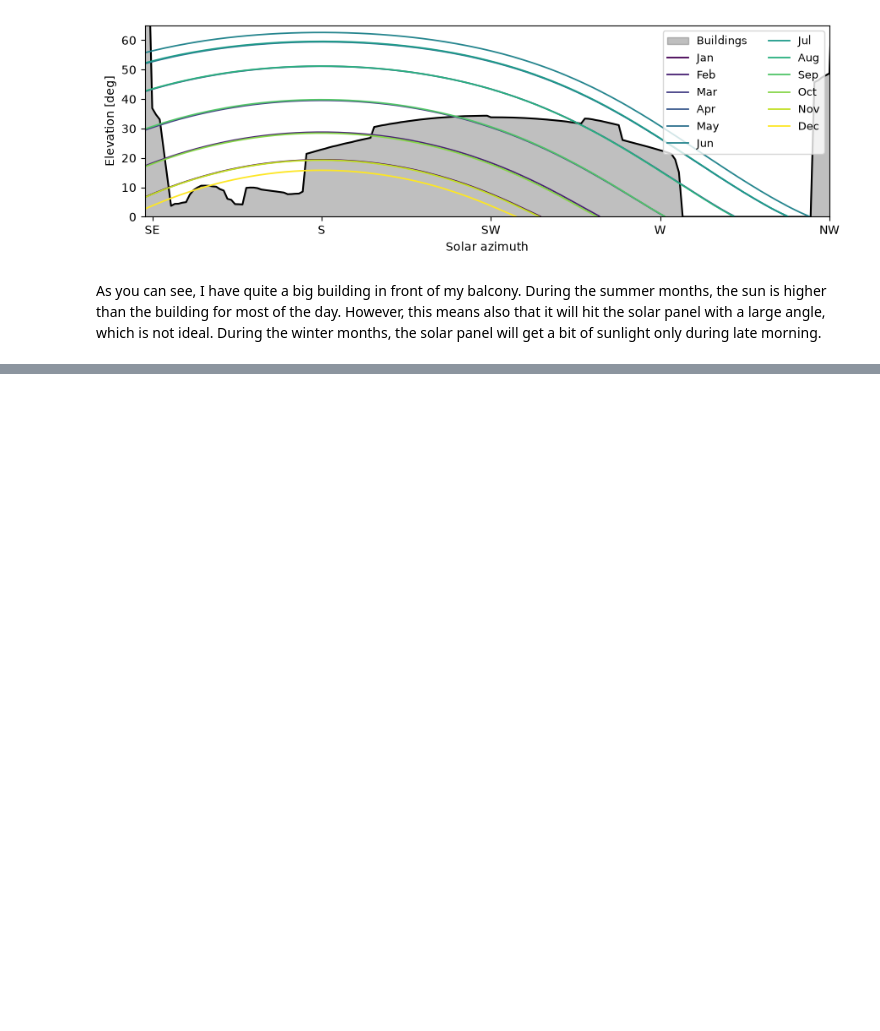
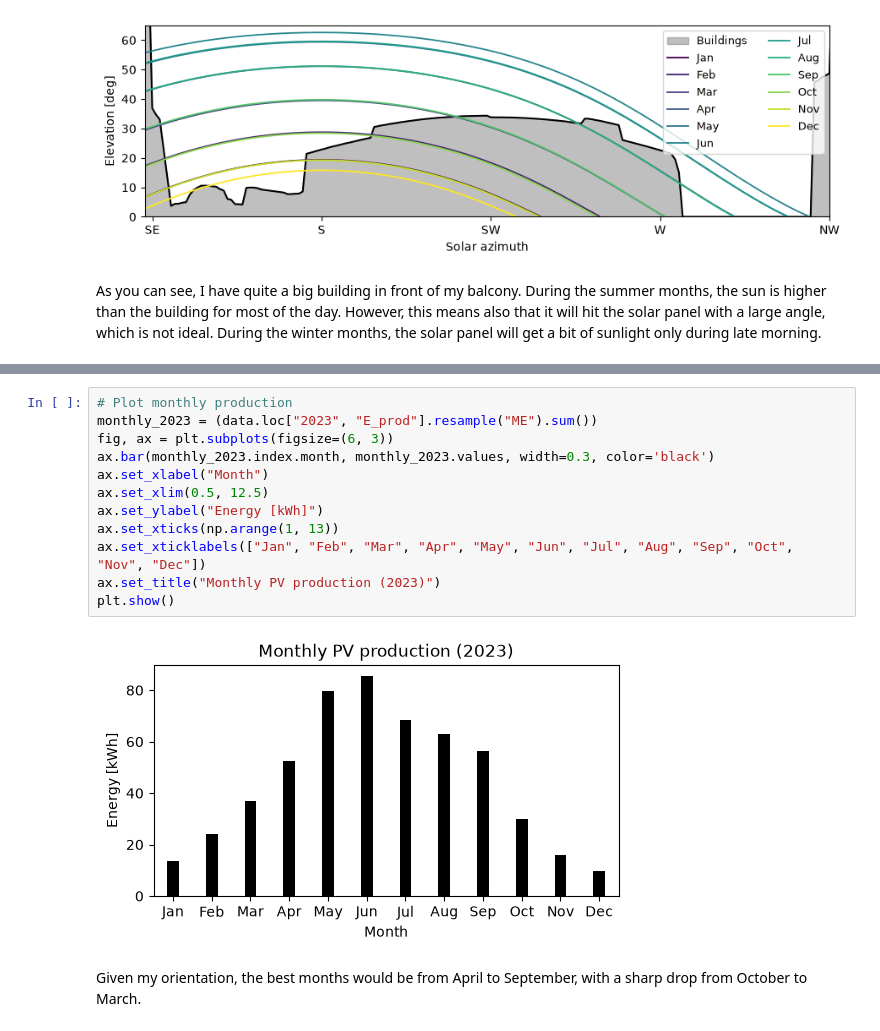
Before and after one commit to albertoprocacci/ders-in-brussels, a Jupyter notebook: book/01_balcony-pv-production.ipynb, the cells around one changed output, grey strips where cells are left out. Drawn from its saved outputs; the diff is of its cells as text; blank space fills up the shorter version.

```diff
--- a/book/01_balcony-pv.ipynb
+++ b/book/01_balcony-pv-production.ipynb
@@ -86,0 +202,16 @@ As you can see, I have quite a big building in front of my balcony. During the s
+# %%
+# Plot monthly production
+monthly_2023 = (data.loc["2023", "E_prod"].resample("ME").sum())
+fig, ax = plt.subplots(figsize=(6, 3))
+ax.bar(monthly_2023.index.month, monthly_2023.values, width=0.3, color='black')
+ax.set_xlabel("Month")
+ax.set_xlim(0.5, 12.5)
+ax.set_ylabel("Energy [kWh]")
+ax.set_xticks(np.arange(1, 13))
+ax.set_xticklabels(["Jan", "Feb", "Mar", "Apr", "May", "Jun", "Jul", "Aug", "Sep", "Oct", "Nov", "Dec"])
+ax.set_title("Monthly PV production (2023)")
+plt.show()
+# %% [output]
+[figure, added]
+# %% [markdown]
+Given my orientation, the best months would be from April to September, with a sharp drop from October to March.
```
Also changed, not shown: parts of 7 cells of this notebook, 2 other files.
